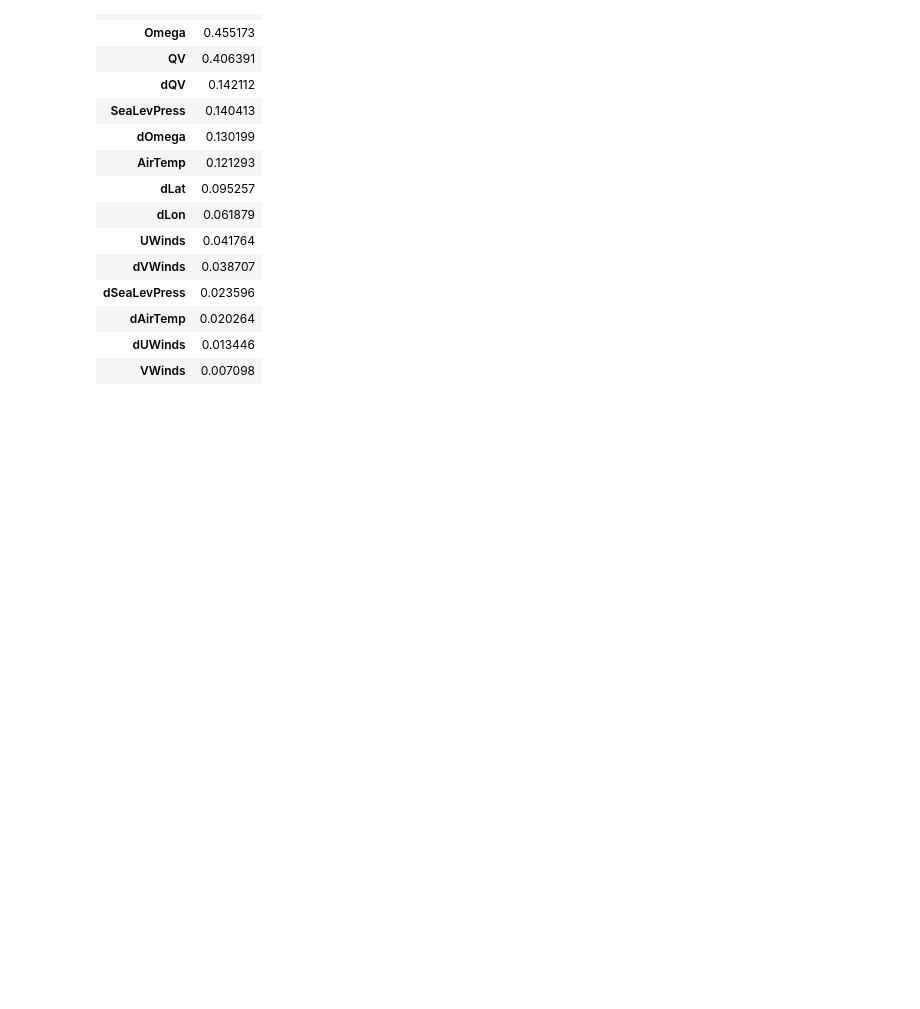
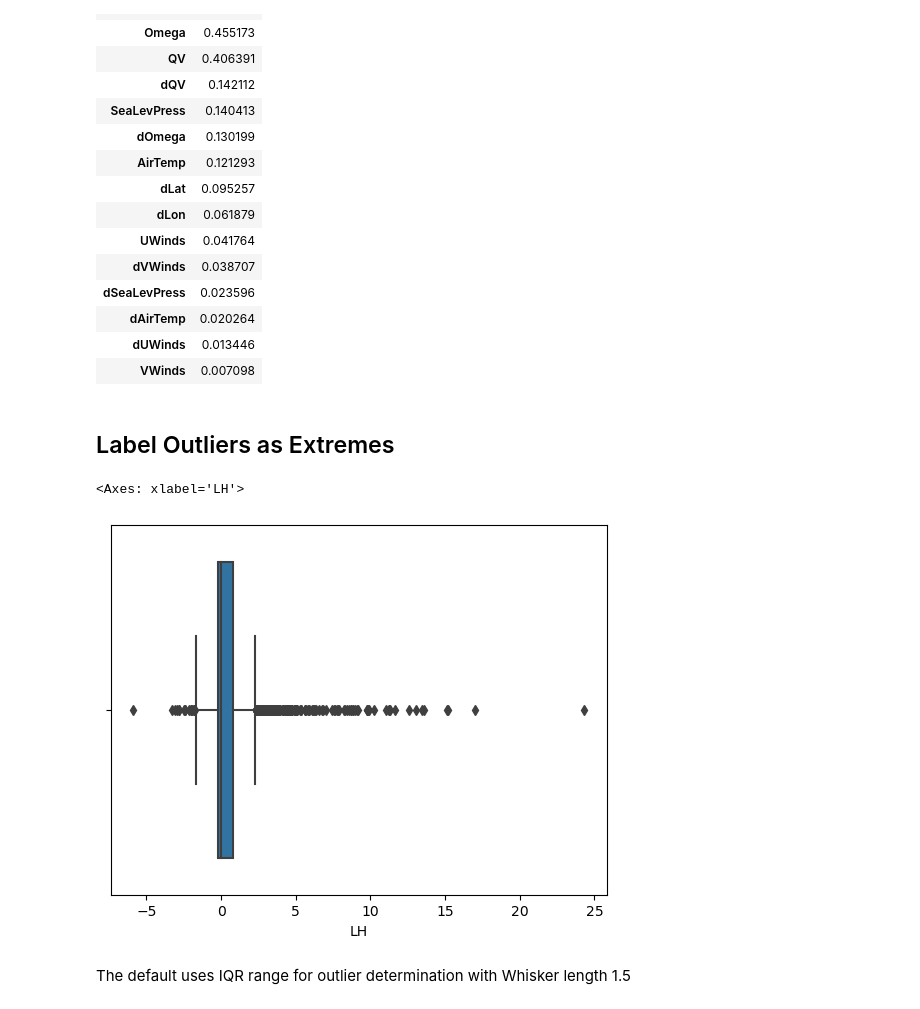
Before and after one commit to DanielRJohnson/EECS738-FP, a Jupyter notebook: bks-TimeDependency.ipynb, the cells around one changed output. Cells and saved outputs as stored; diff of their text form; code cells hidden in the pictures; blank space fills up the shorter version.

Commit message:
Label outliers with IQR

```diff
--- a/bks-TimeDependency.ipynb
+++ b/bks-TimeDependency.ipynb
@@ -98,3 +98,13 @@ desc_corr
 | dAirTemp | 0.020264 |
 | dUWinds | 0.013446 |
 | VWinds | 0.007098 |
+# %% [markdown]
+## Label Outliers as Extremes
+# %%
+# Quick boxplot to see outliers
+sns.boxplot(x=df["LH"])
+# %% [output]
+<Axes: xlabel='LH'>
+[figure, added]
+# %% [markdown]
+The default uses IQR range for outlier determination with Whisker length 1.5
```
Also changed, not shown: parts of 5 cells of this notebook.
